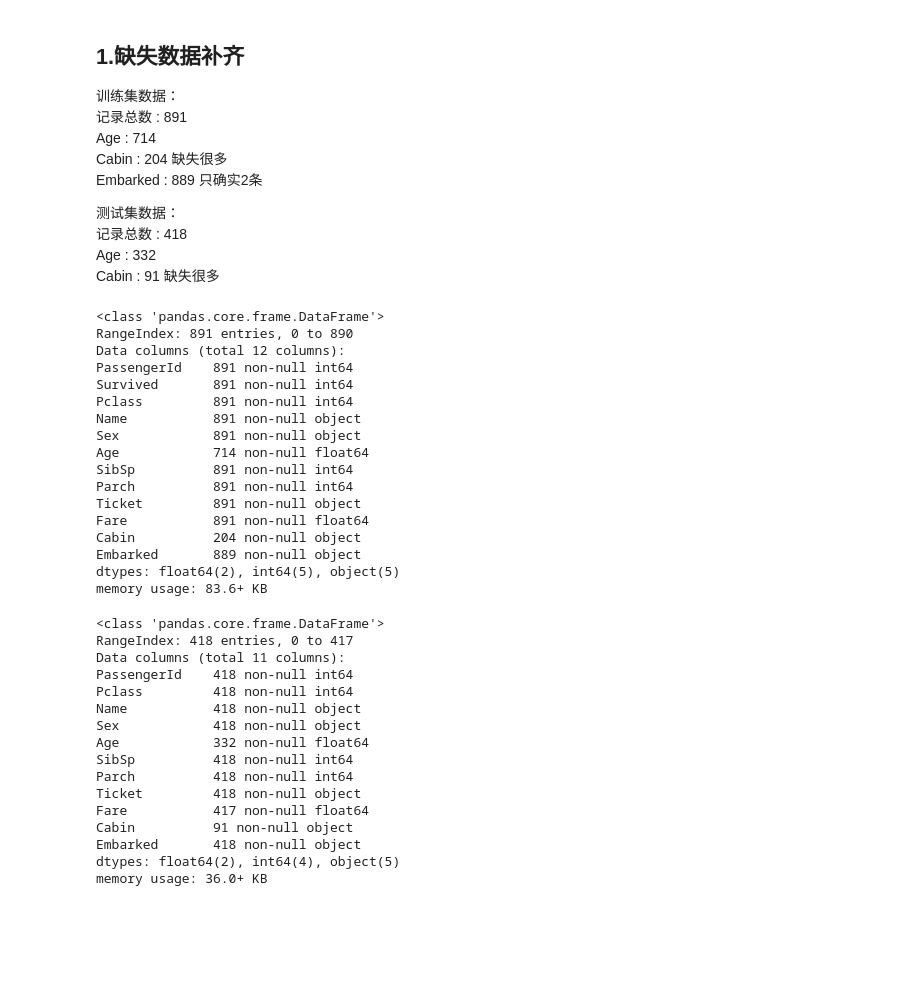
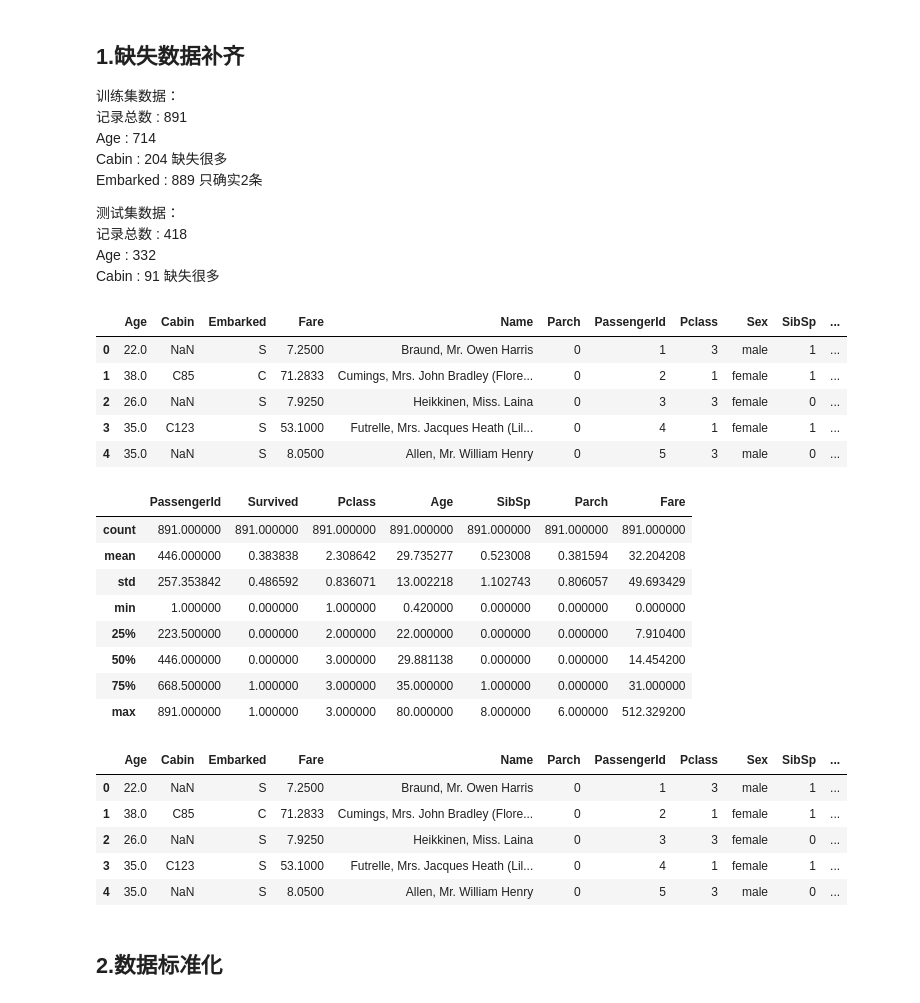
Before and after one commit to Diggg/Kaggle, a Jupyter notebook: Titanic/Titanic20170507.ipynb, the cells around one changed output. Cells and saved outputs as stored; diff of their text form; code cells hidden in the pictures; blank space fills up the shorter version.

```diff
--- a/Titanic/Titanic20170507.ipynb
+++ b/Titanic/Titanic20170507.ipynb
@@ -106,2 +135,12 @@ Pclass=3 的未生还人数远远高出生还人数
+# %%
+import re
+#人名中带有称呼，可以提取出来
+#data_full.Name.apply(lambda x: re.split('\.',re.split('[,()]',x)[1])[0].strip())
+data_train['Title']=data_train.Name.apply(lambda x: re.split('\.',re.split('[,()]',x)[1])[0].strip())
+data_test['Title']=data_train.Name.apply(lambda x: re.split('\.',re.split('[,()]',x)[1])[0].strip())
+# %%
+#传票里貌似也有类别信息
+data_train['Ticket_Title']=data_train.Ticket.apply(lambda x: ''.join(re.split(' ',x)[0:len(re.split(' ',x))-1]).strip())
+data_test['Ticket_Title']=data_test.Ticket.apply(lambda x: ''.join(re.split(' ',x)[0:len(re.split(' ',x))-1]).strip())
 # %% [markdown]
 # 数据预处理
@@ -118,3 +166,13 @@ Embarked : 889 只确实2条
 记录总数 : 418
 Age : 332
 Cabin : 91 缺失很多
+# %%
+data_full = pd.concat([data_train,data_test])
+data_full.head()
+# %% [output]
+|  | Age | Cabin | Embarked | Fare | Name | Parch | PassengerId | Pclass | Sex | SibSp | ... |
+| 0 | 22.0 | NaN | S | 7.2500 | Braund, Mr. Owen Harris | 0 | 1 | 3 | male | 1 | ... |
+| 1 | 38.0 | C85 | C | 71.2833 | Cumings, Mrs. John Bradley (Flore... | 0 | 2 | 1 | female | 1 | ... |
+| 2 | 26.0 | NaN | S | 7.9250 | Heikkinen, Miss. Laina | 0 | 3 | 3 | female | 0 | ... |
+| 3 | 35.0 | C123 | S | 53.1000 | Futrelle, Mrs. Jacques Heath (Lil... | 0 | 4 | 1 | female | 1 | ... |
+| 4 | 35.0 | NaN | S | 8.0500 | Allen, Mr. William Henry | 0 | 5 | 3 | male | 0 | ... |
@@ -121,39 +189,23 @@ Cabin : 91 缺失很多
 # %%
-data_train.info()
+data_train.describe()
 # %% [output]
-<class 'pandas.core.frame.DataFrame'>
-RangeIndex: 891 entries, 0 to 890
-Data columns (total 12 columns):
-PassengerId    891 non-null int64
-Survived       891 non-null int64
-Pclass         891 non-null int64
-Name           891 non-null object
-Sex            891 non-null object
-Age            714 non-null float64
-SibSp          891 non-null int64
-Parch          891 non-null int64
-Ticket         891 non-null object
-Fare           891 non-null float64
-Cabin          204 non-null object
-Embarked       889 non-null object
-dtypes: float64(2), int64(5), object(5)
-memory usage: 83.6+ KB
+|  | PassengerId | Survived | Pclass | Age | SibSp | Parch | Fare |
+| count | 891.000000 | 891.000000 | 891.000000 | 891.000000 | 891.000000 | 891.000000 | 891.000000 |
+| mean | 446.000000 | 0.383838 | 2.308642 | 29.735277 | 0.523008 | 0.381594 | 32.204208 |
+| std | 257.353842 | 0.486592 | 0.836071 | 13.002218 | 1.102743 | 0.806057 | 49.693429 |
+| min | 1.000000 | 0.000000 | 1.000000 | 0.420000 | 0.000000 | 0.000000 | 0.000000 |
+| 25% | 223.500000 | 0.000000 | 2.000000 | 22.000000 | 0.000000 | 0.000000 | 7.910400 |
+| 50% | 446.000000 | 0.000000 | 3.000000 | 29.881138 | 0.000000 | 0.000000 | 14.454200 |
+| 75% | 668.500000 | 1.000000 | 3.000000 | 35.000000 | 1.000000 | 0.000000 | 31.000000 |
+| max | 891.000000 | 1.000000 | 3.000000 | 80.000000 | 8.000000 | 6.000000 | 512.329200 |
-# %%
-data_test.info()
-# %% [output]
-<class 'pandas.core.frame.DataFrame'>
-RangeIndex: 418 entries, 0 to 417
-Data columns (total 11 columns):
-PassengerId    418 non-null int64
-Pclass         418 non-null int64
-Name           418 non-null object
-Sex            418 non-null object
-Age            332 non-null float64
-SibSp          418 non-null int64
-Parch          418 non-null int64
-Ticket         418 non-null object
-Fare           417 non-null float64
-Cabin          91 non-null object
-Embarked       418 non-null object
-dtypes: float64(2), int64(4), object(5)
-memory usage: 36.0+ KB
+# %%
+data_full.head()
+# %% [output]
+|  | Age | Cabin | Embarked | Fare | Name | Parch | PassengerId | Pclass | Sex | SibSp | ... |
+| 0 | 22.0 | NaN | S | 7.2500 | Braund, Mr. Owen Harris | 0 | 1 | 3 | male | 1 | ... |
+| 1 | 38.0 | C85 | C | 71.2833 | Cumings, Mrs. John Bradley (Flore... | 0 | 2 | 1 | female | 1 | ... |
+| 2 | 26.0 | NaN | S | 7.9250 | Heikkinen, Miss. Laina | 0 | 3 | 3 | female | 0 | ... |
+| 3 | 35.0 | C123 | S | 53.1000 | Futrelle, Mrs. Jacques Heath (Lil... | 0 | 4 | 1 | female | 1 | ... |
+| 4 | 35.0 | NaN | S | 8.0500 | Allen, Mr. William Henry | 0 | 5 | 3 | male | 0 | ... |
+# %% [markdown]
+## 2.数据标准化
```
Also changed, not shown: parts of 15 cells of this notebook.
